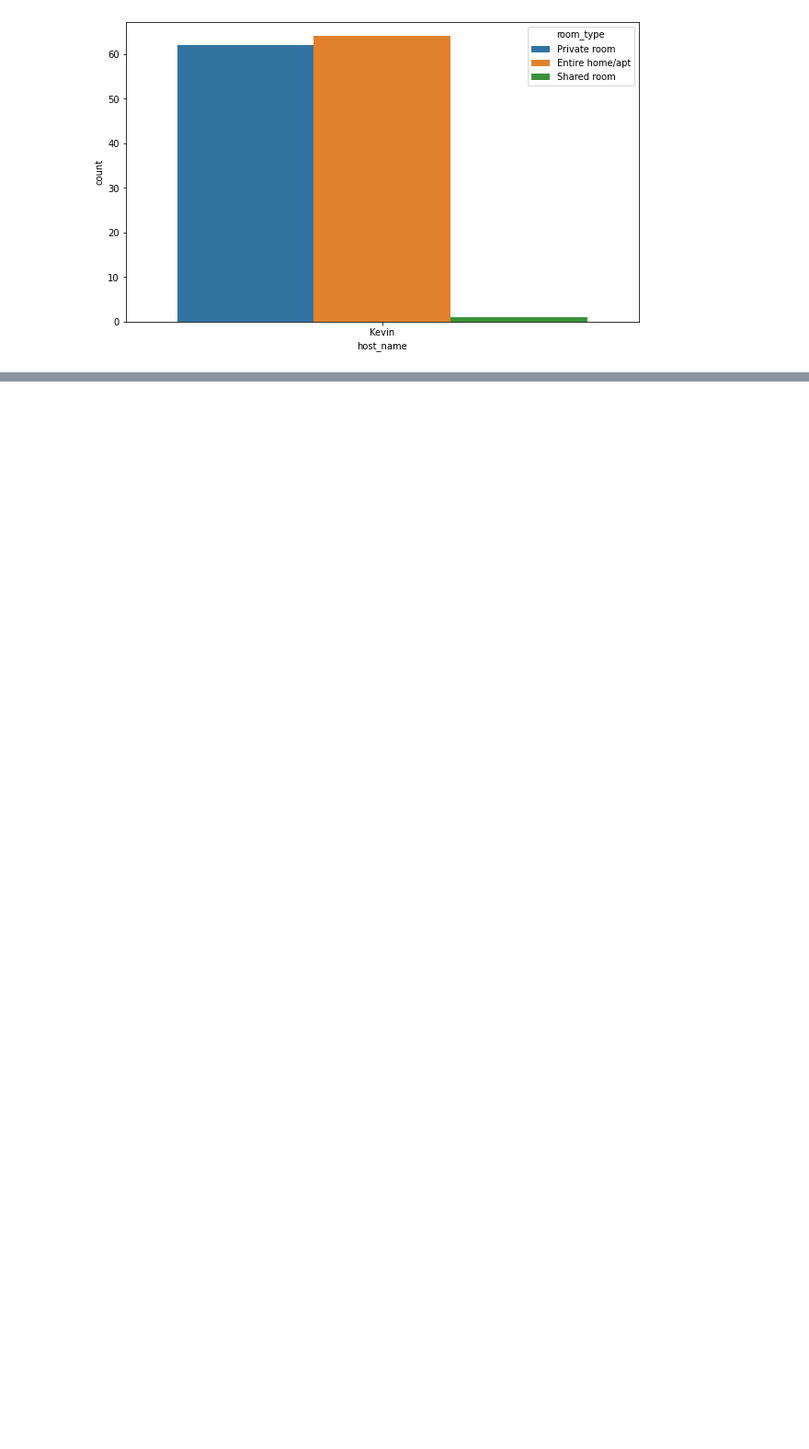
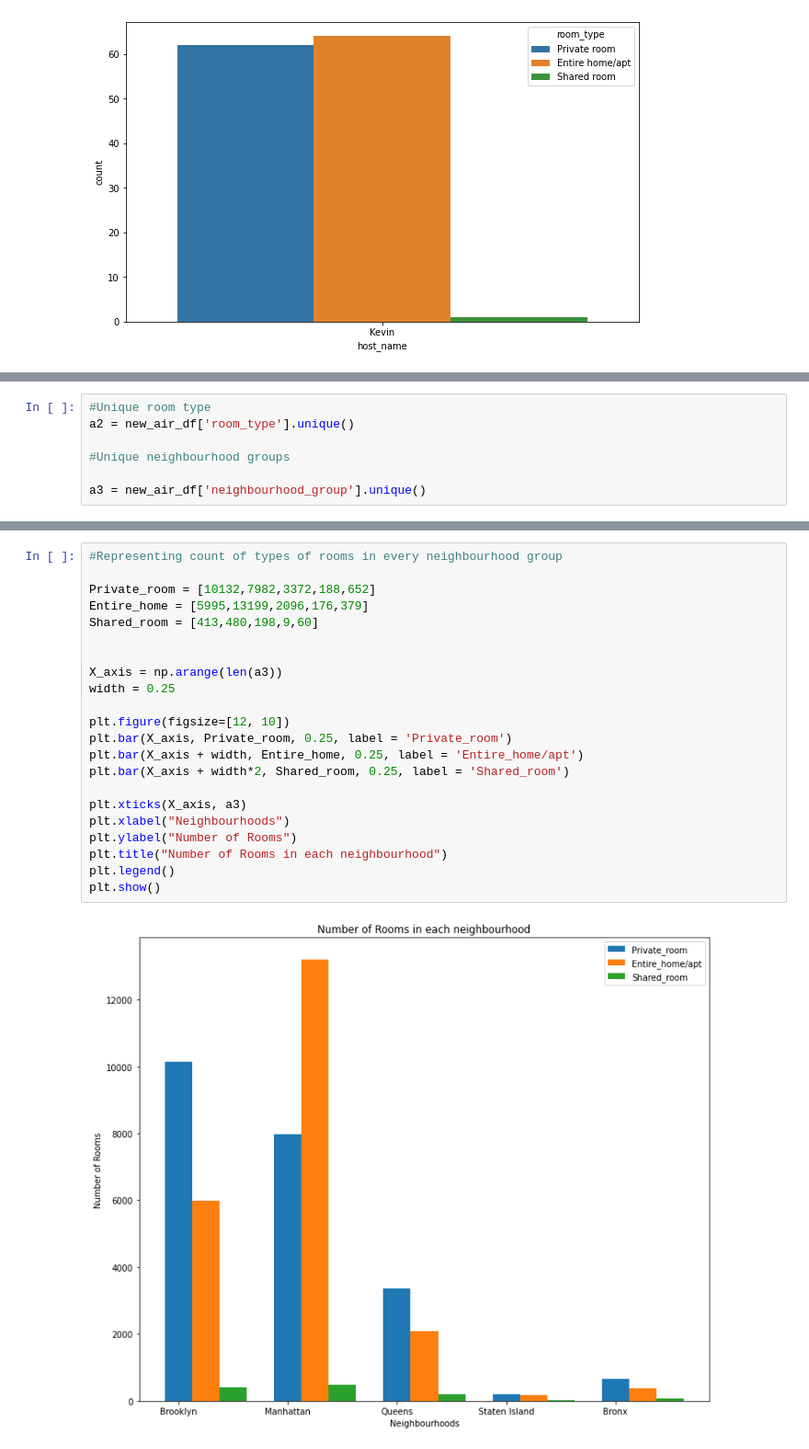
Before and after one commit to Somnath98/EDA-Airbnb, a Jupyter notebook: Air_Bnb_Bookings_Analysis_Capstone_Project.ipynb, the cells around one changed output, grey strips where cells are left out. Shown at 92% size. Saved outputs shown, nothing was run; the diff lists cells and outputs as text; blank space fills up the shorter version.

Commit message:
Neighbourhood Group EDA

```diff
--- a/Air_Bnb_Bookings_Analysis_Capstone_Project.ipynb
+++ b/Air_Bnb_Bookings_Analysis_Capstone_Project.ipynb
@@ -385,0 +388,7 @@ for index, col in top_10_affluent_hosts.items():
+# %%
+#Unique room type
+a2 = new_air_df['room_type'].unique()
+
+#Unique neighbourhood groups
+
+a3 = new_air_df['neighbourhood_group'].unique()
@@ -385,0 +419,24 @@ for index, col in top_10_affluent_hosts.items():
+# %%
+#Representing count of types of rooms in every neighbourhood group
+
+Private_room = [10132,7982,3372,188,652]
+Entire_home = [5995,13199,2096,176,379]
+Shared_room = [413,480,198,9,60]
+
+
+X_axis = np.arange(len(a3))
+width = 0.25
+
+plt.figure(figsize=[12, 10])
+plt.bar(X_axis, Private_room, 0.25, label = 'Private_room')
+plt.bar(X_axis + width, Entire_home, 0.25, label = 'Entire_home/apt')
+plt.bar(X_axis + width*2, Shared_room, 0.25, label = 'Shared_room')
+
+plt.xticks(X_axis, a3)
+plt.xlabel("Neighbourhoods")
+plt.ylabel("Number of Rooms")
+plt.title("Number of Rooms in each neighbourhood")
+plt.legend()
+plt.show()
+# %% [output]
+[figure, added]
```
Also changed, not shown: parts of 6 cells of this notebook.
